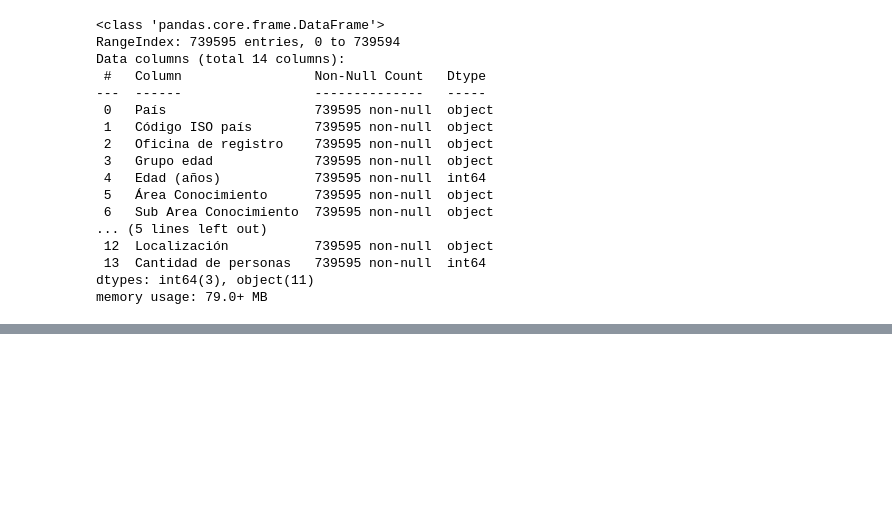
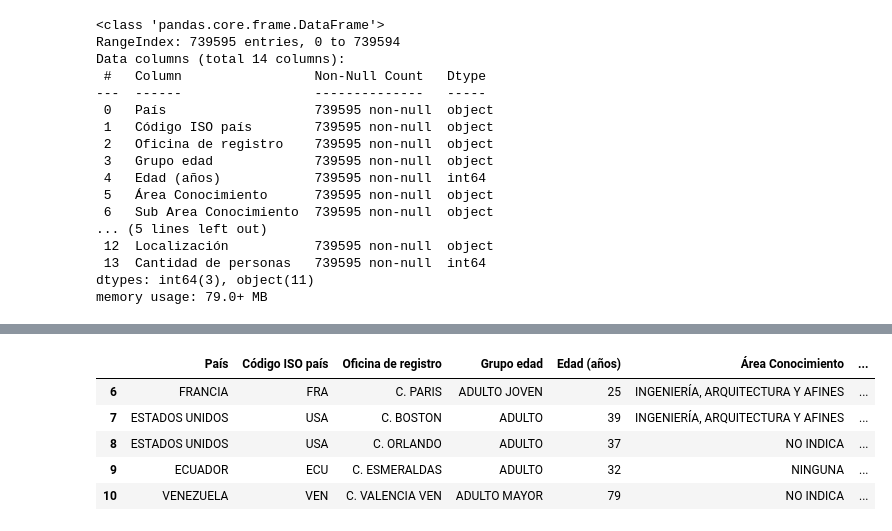
Before and after one commit to alexanderbeleno16/taller1_corte1_mi_20241, a Jupyter notebook: taller1_corte1_mi_20241.ipynb, the cells around one changed output, grey strips where cells are left out. Saved outputs shown, nothing was run; the diff lists cells and outputs as text; code cells hidden in the pictures; blank space fills up the shorter version.

```diff
--- a/taller1_corte1_mi_20241.ipynb
+++ b/taller1_corte1_mi_20241.ipynb
@@ -61,0 +81,9 @@ memory usage: 79.0+ MB
+# %%
+data_frame.iloc[6:11]
+# %% [output]
+|  | País | Código ISO país | Oficina de registro | Grupo edad | Edad (años) | Área Conocimiento | ... |
+| 6 | FRANCIA | FRA | C. PARIS | ADULTO JOVEN | 25 | INGENIERÍA, ARQUITECTURA Y AFINES | ... |
+| 7 | ESTADOS UNIDOS | USA | C. BOSTON | ADULTO | 39 | INGENIERÍA, ARQUITECTURA Y AFINES | ... |
+| 8 | ESTADOS UNIDOS | USA | C. ORLANDO | ADULTO | 37 | NO INDICA | ... |
+| 9 | ECUADOR | ECU | C. ESMERALDAS | ADULTO | 32 | NINGUNA | ... |
+| 10 | VENEZUELA | VEN | C. VALENCIA VEN | ADULTO MAYOR | 79 | NO INDICA | ... |
```
Also changed, not shown: parts of 8 cells of this notebook.
